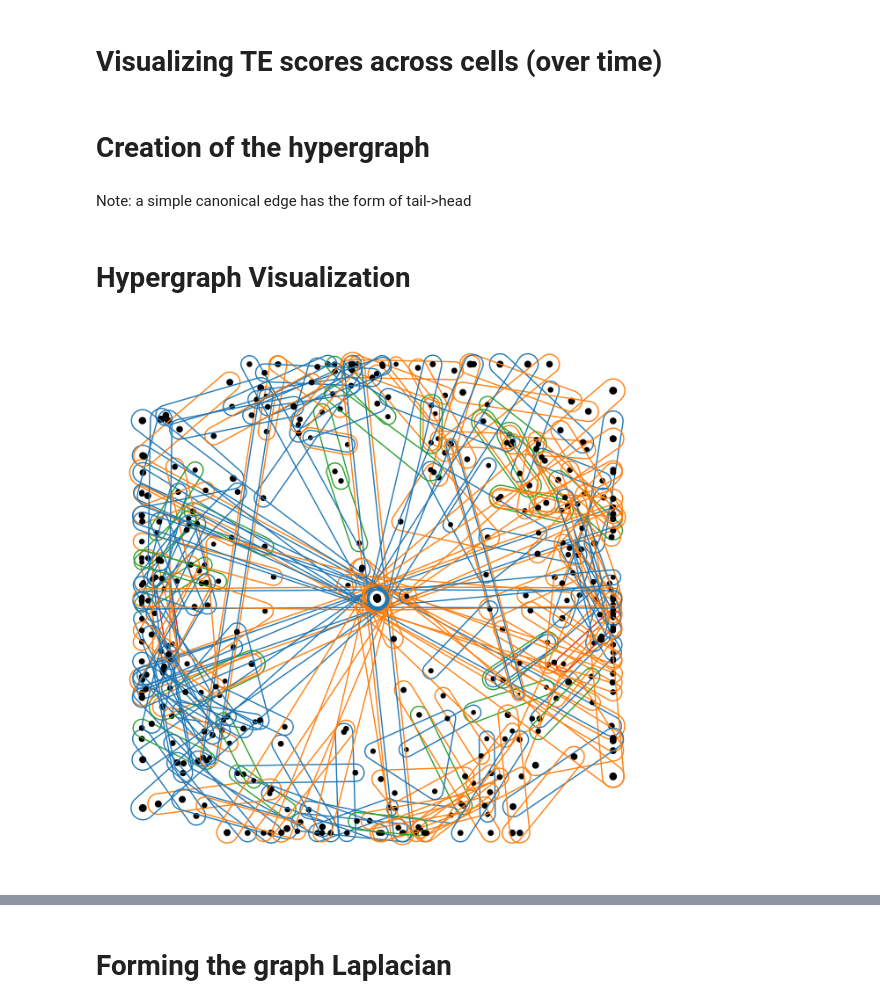
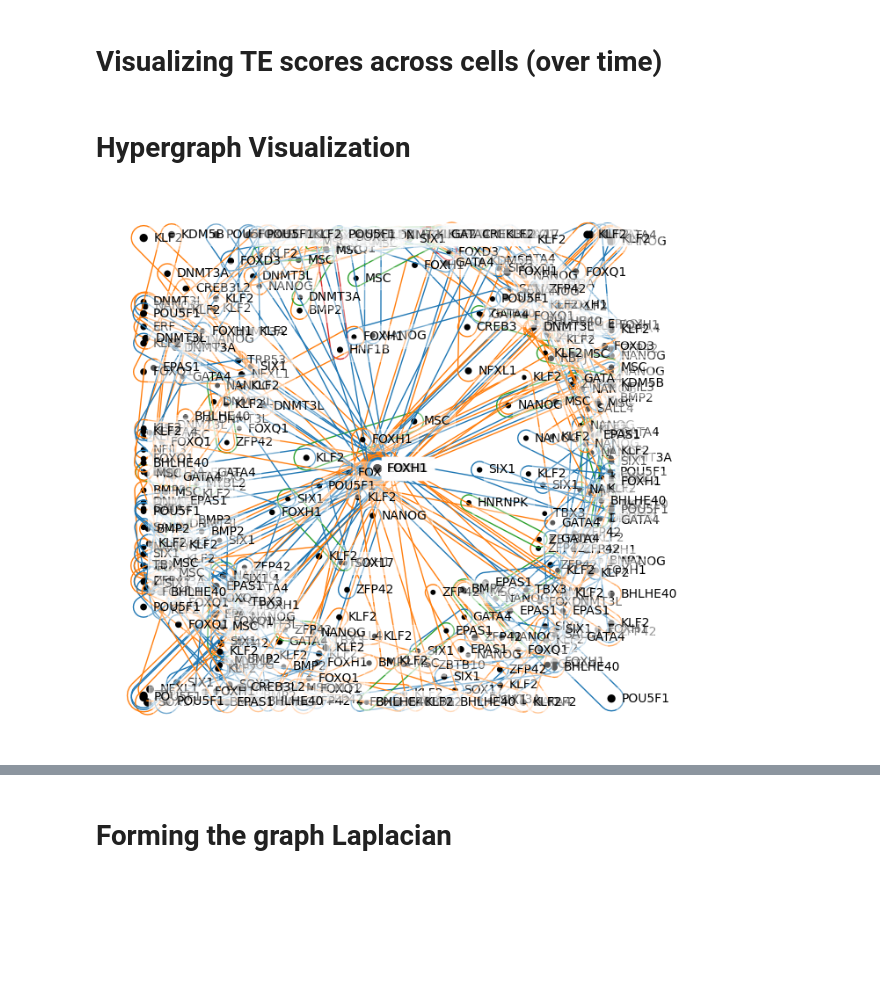
Before and after one commit to Dennis-Bersenev/scPectral, a Jupyter notebook: scPectral/mESCsResult.ipynb, the cells around one changed output, grey strips where cells are left out. Cells and saved outputs as stored; diff of their text form; code cells hidden in the pictures; blank space fills up the shorter version.

Commit message:
graph refactor finished

```diff
--- a/scPectral/mESCsResult.ipynb
+++ b/scPectral/mESCsResult.ipynb
@@ -22,0 +15,6 @@ infile_dir = "./../data/TEsmESC/"
+# %%
+cell_count = 456
+gene_count = 100
+infile_dir = "./../data/TEsmESC/"
+
+m = model.HyperGraph(n_cells=cell_count, n_genes=gene_count, infile_dir=infile_dir)
@@ -28,5 +31,3 @@ infile_dir = "./../data/TEsmESC/"
     # path = "./../out/cell{i}.png".format(i = i + 1)
     # as_file.savefig(path)
     # ax.tick_params(left=False, bottom=False)
-# %% [markdown]
-# Creation of the hypergraph
@@ -35,13 +34,12 @@ infile_dir = "./../data/TEsmESC/"
-# %% [markdown]
-Note: a simple canonical edge has the form of tail->head
 # %% [markdown]
 # Hypergraph Visualization
 # %%
 # plt.figure(dpi=360)
-for i in range(len(hedges)):
-    hnx.draw(hnx.classes.Hypergraph.from_numpy_array(hedges[i]), with_node_labels=False, with_edge_labels=False, node_radius=0.5)
+for i in range(len(m.hedges)):
+    hnx.draw(hnx.classes.Hypergraph.from_numpy_array(m.hedges[i], node_names=m.gene_labels), with_edge_labels=False, node_radius=0.5)
     # hnx.draw(hnx.classes.Hypergraph.from_numpy_array(hedges[i]))
-
+    # if m.hedges[i].shape[1] > 3:
+    #     print("yeppp")
 # plt.savefig("./hgraphsmall")
 # %% [output]
-[figure, old version]
+[figure, new version]
```
Also changed, not shown: parts of 12 cells of this notebook, 1 other file.
